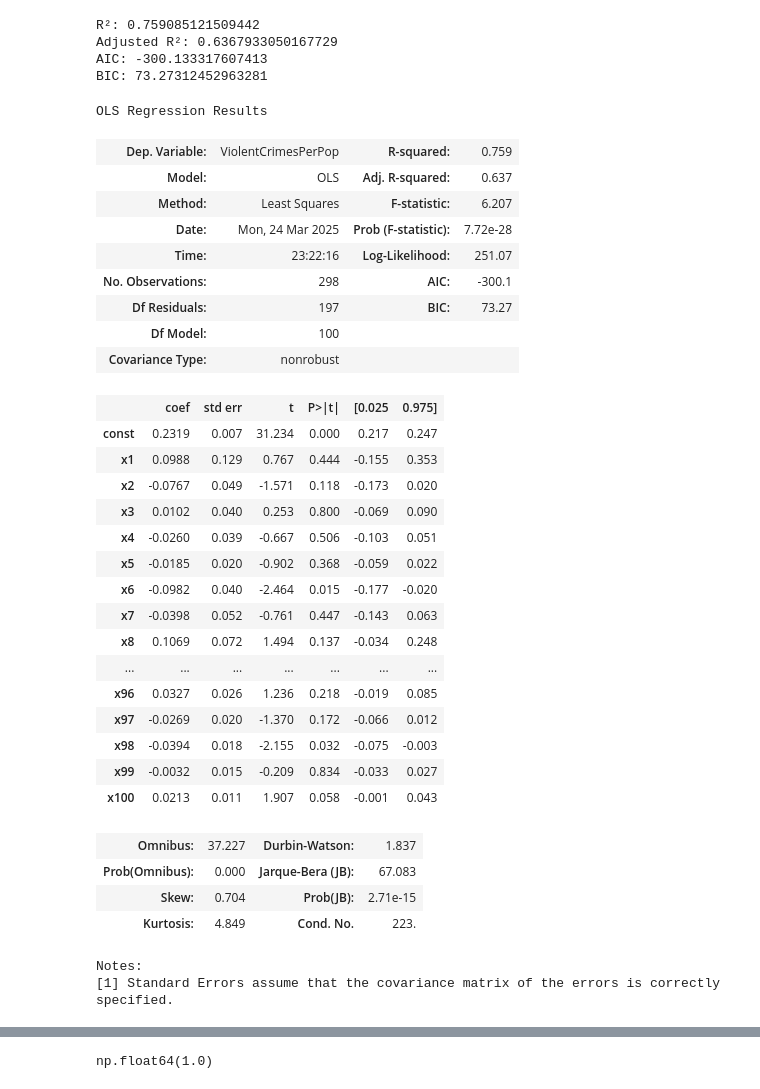
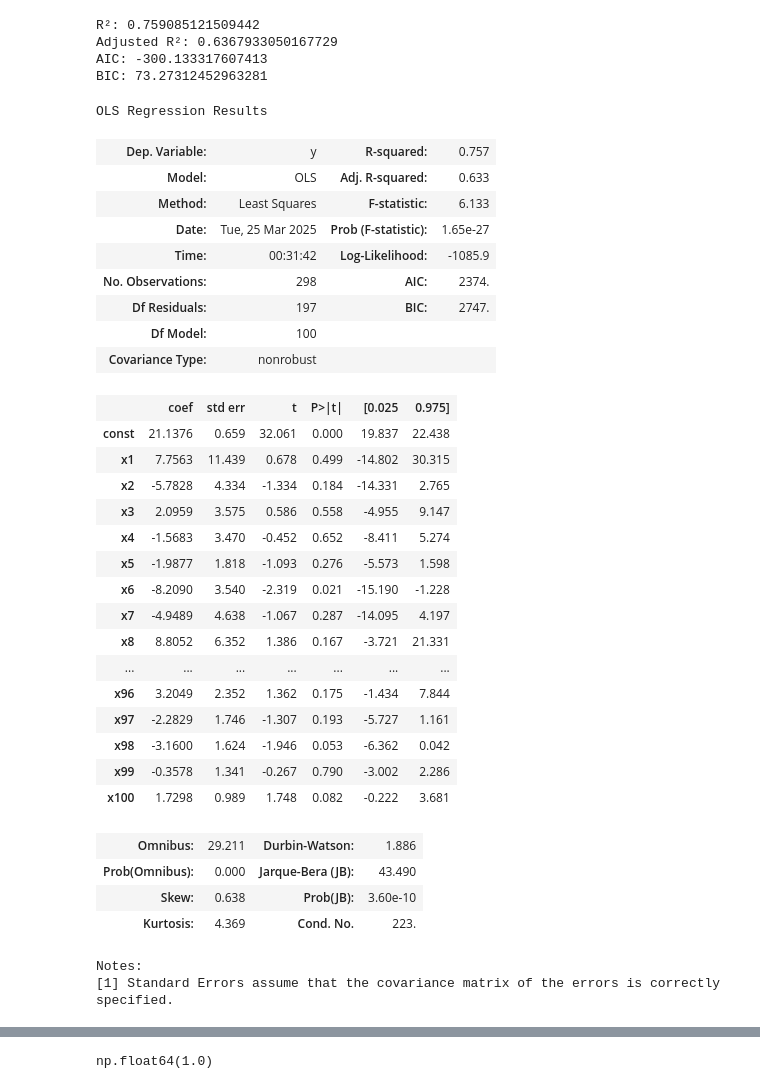
Before and after one commit to SegusFaultise/CAB420-Assessment-1A, a Jupyter notebook: CAB420_A1A_Q1_Template.ipynb, the cells around one changed output, grey strips where cells are left out. Saved outputs shown, nothing was run; the diff lists cells and outputs as text; code cells hidden in the pictures.

```diff
--- a/CAB420_A1A_Q1_Template.ipynb
+++ b/CAB420_A1A_Q1_Template.ipynb
@@ -229,47 +229,52 @@ AIC: -300.133317607413
 BIC: 73.27312452963281
 # %%
 from sklearn.preprocessing import StandardScaler
+from sklearn.preprocessing import LabelEncoder
 
 scaler = StandardScaler()
 
 X_train_scaled = scaler.fit_transform(X_train)
 X_val_scaled = scaler.transform(X_val)
 X_test_scaled = scaler.transform(X_test)
+
+le = LabelEncoder()
+
+y_train_scaled = le.fit_transform(y_train)
 # %%
 X_train_const = sm.add_constant(X_train_scaled)
-model_linear = sm.OLS(y_train, X_train_const).fit()
+model_linear = sm.OLS(y_train_scaled, X_train_const).fit()
 
 model_linear.summary()
 # %% [output]
 OLS Regression Results
-| Dep. Variable: | ViolentCrimesPerPop | R-squared: | 0.759 |
-| Model: | OLS | Adj. R-squared: | 0.637 |
-| Method: | Least Squares | F-statistic: | 6.207 |
-| Date: | Mon, 24 Mar 2025 | Prob (F-statistic): | 7.72e-28 |
-| Time: | 23:22:16 | Log-Likelihood: | 251.07 |
-| No. Observations: | 298 | AIC: | -300.1 |
-| Df Residuals: | 197 | BIC: | 73.27 |
+| Dep. Variable: | y | R-squared: | 0.757 |
+| Model: | OLS | Adj. R-squared: | 0.633 |
+| Method: | Least Squares | F-statistic: | 6.133 |
+| Date: | Tue, 25 Mar 2025 | Prob (F-statistic): | 1.65e-27 |
+| Time: | 00:31:42 | Log-Likelihood: | -1085.9 |
+| No. Observations: | 298 | AIC: | 2374. |
+| Df Residuals: | 197 | BIC: | 2747. |
 | Df Model: | 100 |  |  |
 | Covariance Type: | nonrobust |  |  |
 |  | coef | std err | t | P>|t| | [0.025 | 0.975] |
-| const | 0.2319 | 0.007 | 31.234 | 0.000 | 0.217 | 0.247 |
-| x1 | 0.0988 | 0.129 | 0.767 | 0.444 | -0.155 | 0.353 |
-| x2 | -0.0767 | 0.049 | -1.571 | 0.118 | -0.173 | 0.020 |
-| x3 | 0.0102 | 0.040 | 0.253 | 0.800 | -0.069 | 0.090 |
-| x4 | -0.0260 | 0.039 | -0.667 | 0.506 | -0.103 | 0.051 |
-| x5 | -0.0185 | 0.020 | -0.902 | 0.368 | -0.059 | 0.022 |
-| x6 | -0.0982 | 0.040 | -2.464 | 0.015 | -0.177 | -0.020 |
-| x7 | -0.0398 | 0.052 | -0.761 | 0.447 | -0.143 | 0.063 |
-| x8 | 0.1069 | 0.072 | 1.494 | 0.137 | -0.034 | 0.248 |
+| const | 21.1376 | 0.659 | 32.061 | 0.000 | 19.837 | 22.438 |
+| x1 | 7.7563 | 11.439 | 0.678 | 0.499 | -14.802 | 30.315 |
+| x2 | -5.7828 | 4.334 | -1.334 | 0.184 | -14.331 | 2.765 |
+| x3 | 2.0959 | 3.575 | 0.586 | 0.558 | -4.955 | 9.147 |
+| x4 | -1.5683 | 3.470 | -0.452 | 0.652 | -8.411 | 5.274 |
+| x5 | -1.9877 | 1.818 | -1.093 | 0.276 | -5.573 | 1.598 |
+| x6 | -8.2090 | 3.540 | -2.319 | 0.021 | -15.190 | -1.228 |
+| x7 | -4.9489 | 4.638 | -1.067 | 0.287 | -14.095 | 4.197 |
+| x8 | 8.8052 | 6.352 | 1.386 | 0.167 | -3.721 | 21.331 |
 | ... | ... | ... | ... | ... | ... | ... |
-| x96 | 0.0327 | 0.026 | 1.236 | 0.218 | -0.019 | 0.085 |
-| x97 | -0.0269 | 0.020 | -1.370 | 0.172 | -0.066 | 0.012 |
-| x98 | -0.0394 | 0.018 | -2.155 | 0.032 | -0.075 | -0.003 |
-| x99 | -0.0032 | 0.015 | -0.209 | 0.834 | -0.033 | 0.027 |
-| x100 | 0.0213 | 0.011 | 1.907 | 0.058 | -0.001 | 0.043 |
+| x96 | 3.2049 | 2.352 | 1.362 | 0.175 | -1.434 | 7.844 |
+| x97 | -2.2829 | 1.746 | -1.307 | 0.193 | -5.727 | 1.161 |
+| x98 | -3.1600 | 1.624 | -1.946 | 0.053 | -6.362 | 0.042 |
+| x99 | -0.3578 | 1.341 | -0.267 | 0.790 | -3.002 | 2.286 |
+| x100 | 1.7298 | 0.989 | 1.748 | 0.082 | -0.222 | 3.681 |
-| Omnibus: | 37.227 | Durbin-Watson: | 1.837 |
-| Prob(Omnibus): | 0.000 | Jarque-Bera (JB): | 67.083 |
-| Skew: | 0.704 | Prob(JB): | 2.71e-15 |
-| Kurtosis: | 4.849 | Cond. No. | 223. |
+| Omnibus: | 29.211 | Durbin-Watson: | 1.886 |
+| Prob(Omnibus): | 0.000 | Jarque-Bera (JB): | 43.490 |
+| Skew: | 0.638 | Prob(JB): | 3.60e-10 |
+| Kurtosis: | 4.369 | Cond. No. | 223. |
 Notes:
 [1] Standard Errors assume that the covariance matrix of the errors is correctly specified.
```
Also changed, not shown: parts of 6 cells of this notebook, 1 other file.
